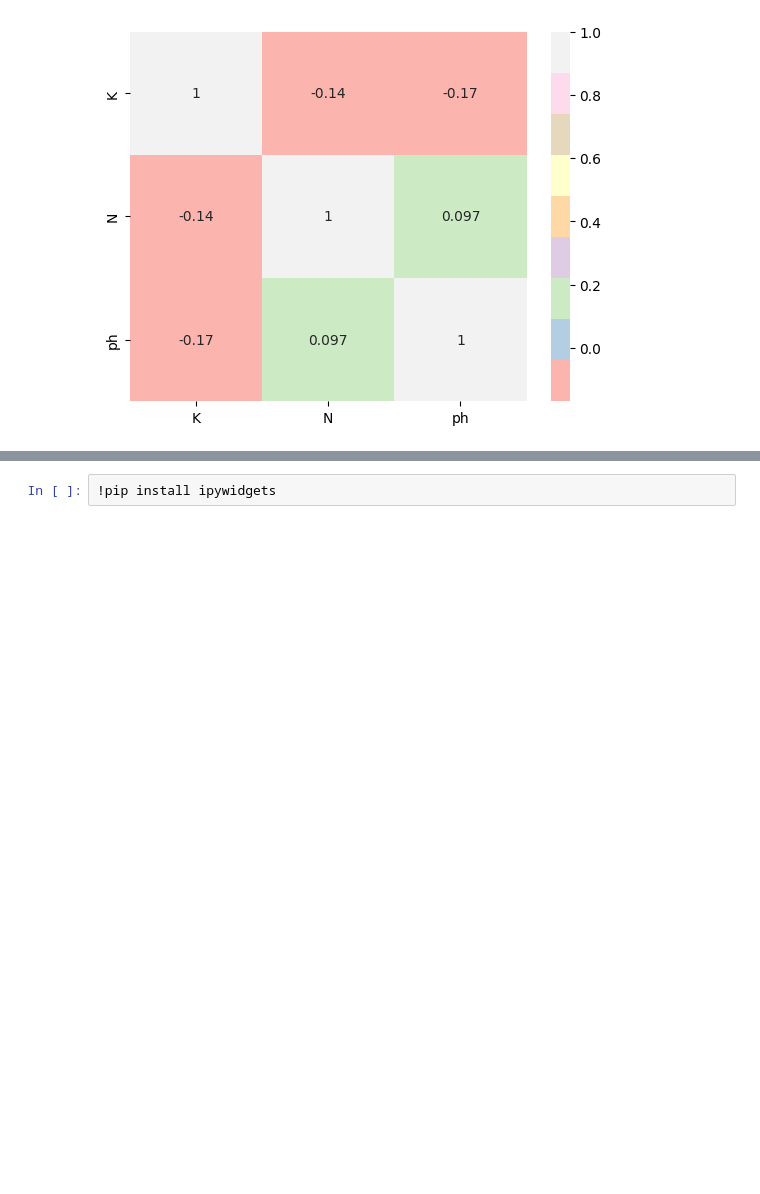
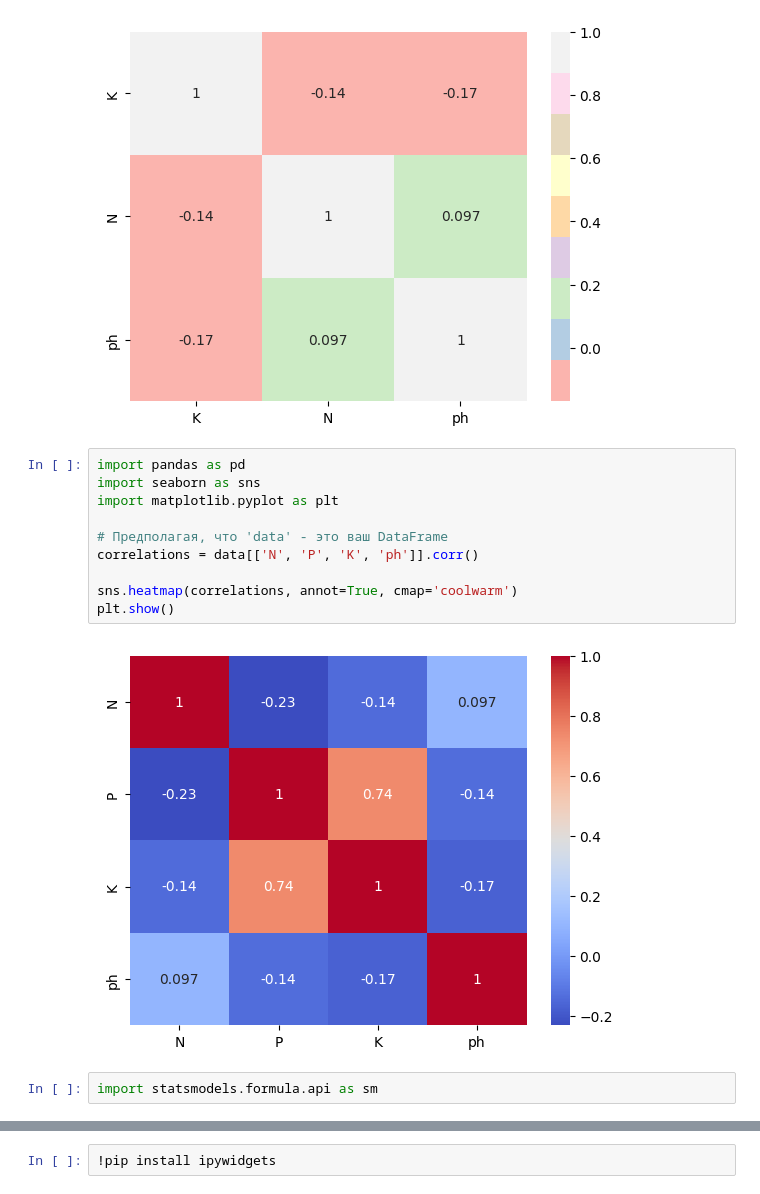
Before and after one commit to Regemsalelement/data-analytics, a Jupyter notebook: interactive_table.ipynb, the cells around one changed output, grey strips where cells are left out. Cells and saved outputs as stored; diff of their text form; blank space fills up the shorter version.

```diff
--- a/interactive_table.ipynb
+++ b/interactive_table.ipynb
@@ -135,3 +173,17 @@ sns.heatmap(correlations, annot=True, cmap='Pastel1')  # Try other pastel colorm
 plt.show()
 # %% [output]
 [figure]
+# %%
+import pandas as pd
+import seaborn as sns
+import matplotlib.pyplot as plt
+
+# Предполагая, что 'data' - это ваш DataFrame
+correlations = data[['N', 'P', 'K', 'ph']].corr()
+
+sns.heatmap(correlations, annot=True, cmap='coolwarm')
+plt.show()
+# %% [output]
+[figure, added]
+# %%
+import statsmodels.formula.api as sm
```
Also changed, not shown: parts of 22 cells of this notebook.
